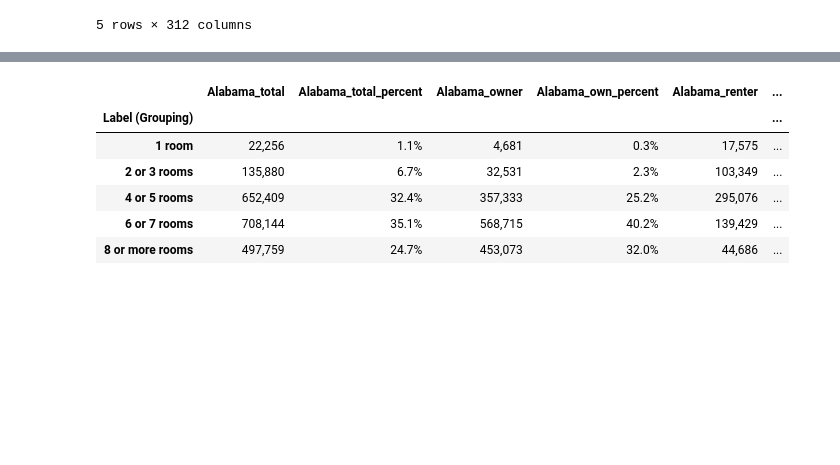
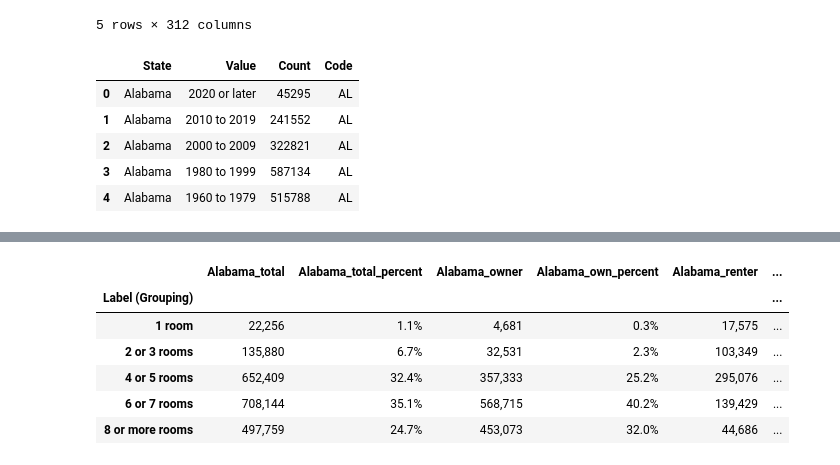
Before and after one commit to syaldram/RealEstate-vs-Demographics, a Jupyter notebook: house_char.ipynb, the cells around one changed output, grey strips where cells are left out. Cells and saved outputs as stored; diff of their text form; code cells hidden in the pictures; blank space fills up the shorter version.

Commit message:
new data added

```diff
--- a/house_char.ipynb
+++ b/house_char.ipynb
@@ -192,3 +201,14 @@ year_struc.head()
 | 1980 to 1999 | 587,134 | 29.1% | 422,475 | 29.8% | 164,659 | ... |
 | 1960 to 1979 | 515,788 | 25.6% | 341,032 | 24.1% | 174,756 | ... |
 5 rows × 312 columns
+# %%
+df_total_yr, df_owner_yr, df_renter_yr = data_cleanup(year_struc)
+# %%
+df_total_yr.head()
+# %% [output]
+|  | State | Value | Count | Code |
+| 0 | Alabama | 2020 or later | 45295 | AL |
+| 1 | Alabama | 2010 to 2019 | 241552 | AL |
+| 2 | Alabama | 2000 to 2009 | 322821 | AL |
+| 3 | Alabama | 1980 to 1999 | 587134 | AL |
+| 4 | Alabama | 1960 to 1979 | 515788 | AL |
```
Also changed, not shown: parts of 33 cells of this notebook, 5 other files.
